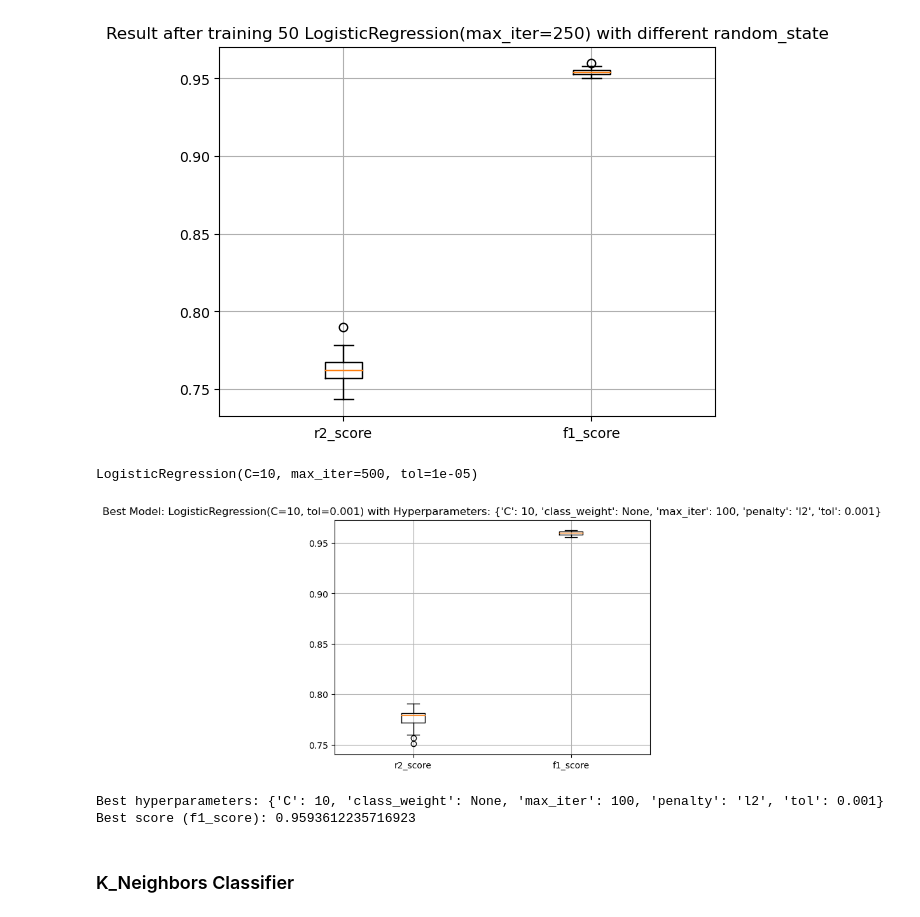
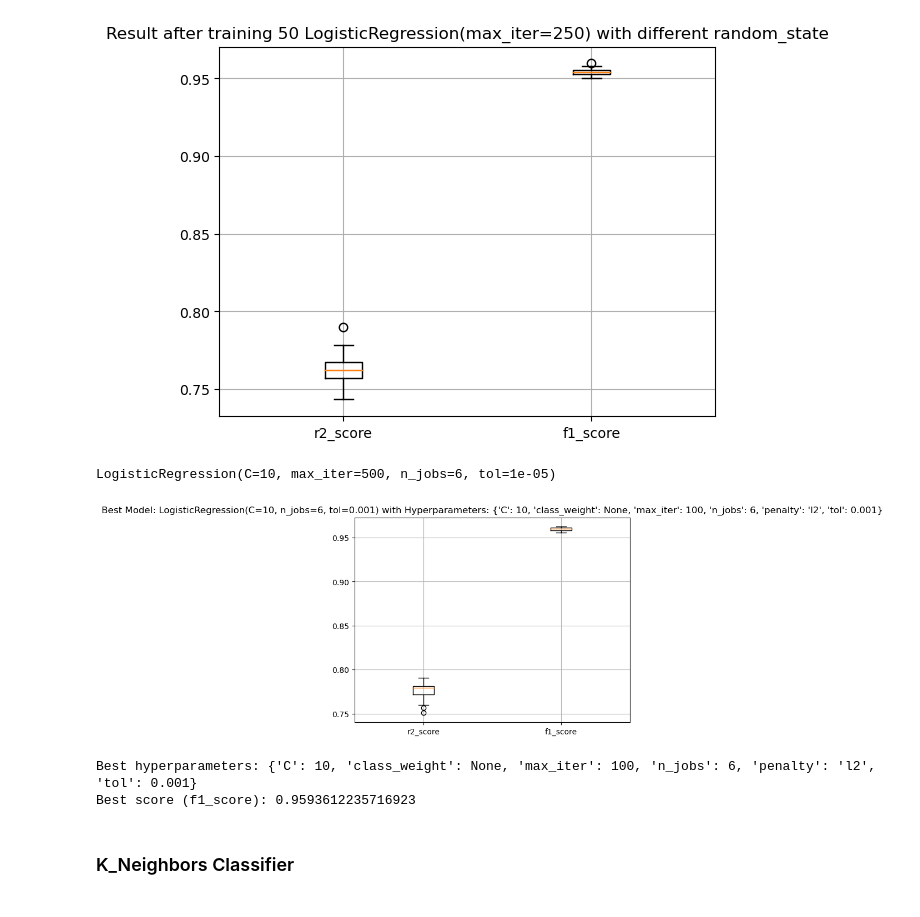
Before and after one commit to AlexPierron/Supervised-Learning, a Jupyter notebook: Classification_Celeste/Testing_Models.ipynb, the cells around one changed output. Drawn from its saved outputs; the diff is of its cells as text; code cells hidden in the pictures.

```diff
--- a/Classification_Celeste/Testing_Models.ipynb
+++ b/Classification_Celeste/Testing_Models.ipynb
@@ -12,25 +12,25 @@ value = multi_test(logistic_model,n=50,random_start=420,test_size=0.25)
 # %%
 import warnings
 warnings.filterwarnings("ignore")
 
 hyperparameters = {
     "penalty": [ "l2"],
     'C': [0.01, 0.1, 1, 10],
     'class_weight': ['balanced', None],
     'max_iter': [100,250,500],
     'tol': [1e-3,1e-4, 1e-5],
     "n_jobs":[6],
 }
 
 logistic_model = LogisticRegression()
 
 best_model, best_params, best_score, all_results = grid_search(
-    logistic_model, X_np_train, Y_np_train, hyperparameters, n=25, random_start= 42,
+    logistic_model, X, Y, hyperparameters, n=25, random_start= 42,
     saving_path="Archives_Model/Logistic_Regression/grid_best_model.joblib" ,display_boxplot=True)
 # %% [output]
-LogisticRegression(C=10, max_iter=500, tol=1e-05)
+LogisticRegression(C=10, max_iter=500, n_jobs=6, tol=1e-05)
-[figure, old version]
+[figure, new version]
-Best hyperparameters: {'C': 10, 'class_weight': None, 'max_iter': 100, 'penalty': 'l2', 'tol': 0.001}
+Best hyperparameters: {'C': 10, 'class_weight': None, 'max_iter': 100, 'n_jobs': 6, 'penalty': 'l2', 'tol': 0.001}
 Best score (f1_score): 0.9593612235716923
 # %%
 logistic_model = LogisticRegression(max_iter=250)
```
Also changed, not shown: parts of 5 cells of this notebook, 27 other files.
